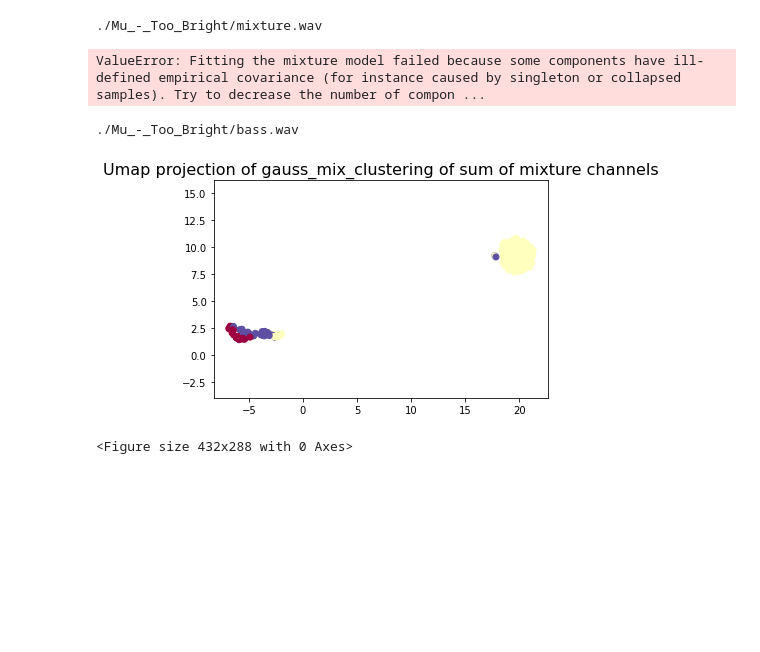
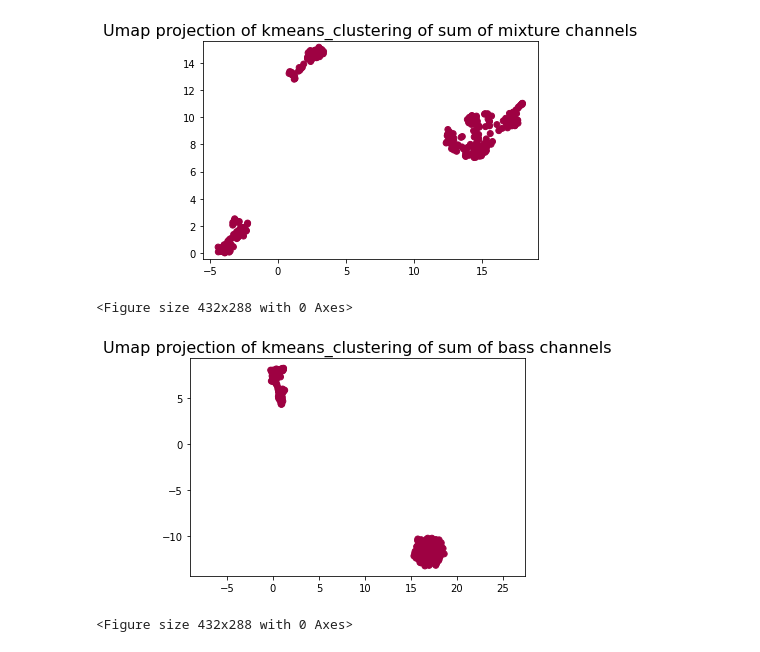
Before and after one commit to Oliver-Tautz/ISY_MUSIC, a Jupyter notebook: clustering_music/clustering_music.ipynb, the cells around one changed output. Drawn from its saved outputs; the diff is of its cells as text; code cells hidden in the pictures; blank space fills up the shorter version.

```diff
--- a/clustering_music/clustering_music.ipynb
+++ b/clustering_music/clustering_music.ipynb
@@ -89,13 +94,12 @@ def plot_clustering(filename,title,cluster_method='kmeans',cluster_args=[]):
     labels = cluster(vecs,cluster_method,cluster_args)
     plot_embeddings(embeddings,f"{cluster_method}_clustering of {title}",labels)
 # %%
-plot_clustering("./Mu_-_Too_Bright/mixture.wav",'sum of mixture channels',cluster_method='gauss_mix',cluster_args=[3])
+plot_clustering("./Mu_-_Too_Bright/mixture.wav",'sum of mixture channels',cluster_method='kmeans',cluster_args=[1])
 # %% [output]
+[figure, added]
-./Mu_-_Too_Bright/mixture.wav
+<Figure size 432x288 with 0 Axes>
-ValueError: Fitting the mixture model failed because some components have ill-defined empirical covariance (for instance caused by singleton or collapsed samples). Try to decrease the number of compon ...
 # %%
-plot_clustering("./Mu_-_Too_Bright/bass.wav",'sum of mixture channels',cluster_method='gauss_mix',cluster_args=[3])
+plot_clustering("./Mu_-_Too_Bright/bass.wav",'sum of bass channels',cluster_method='kmeans',cluster_args=[1])
 # %% [output]
+[figure, new version]
-./Mu_-_Too_Bright/bass.wav
+<Figure size 432x288 with 0 Axes>
-[figure, old version]
-<Figure size 432x288 with 0 Axes>
```
Also changed, not shown: parts of 6 cells of this notebook, 3 other files.
